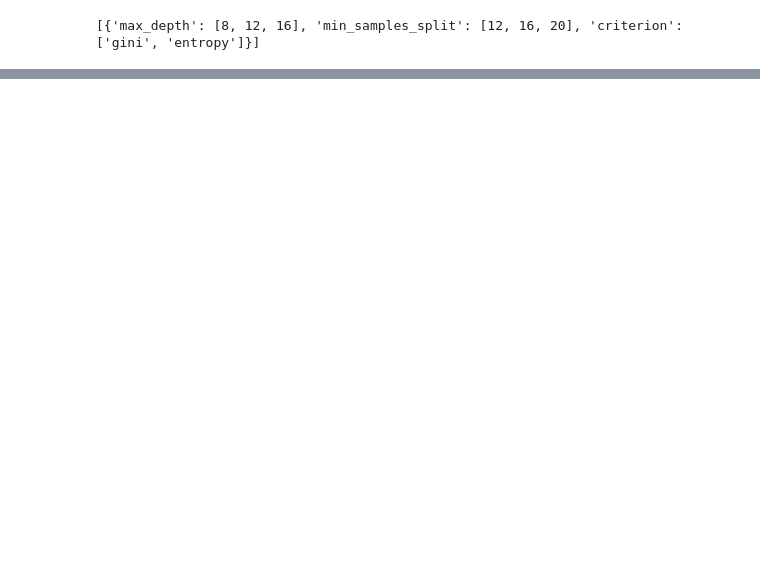
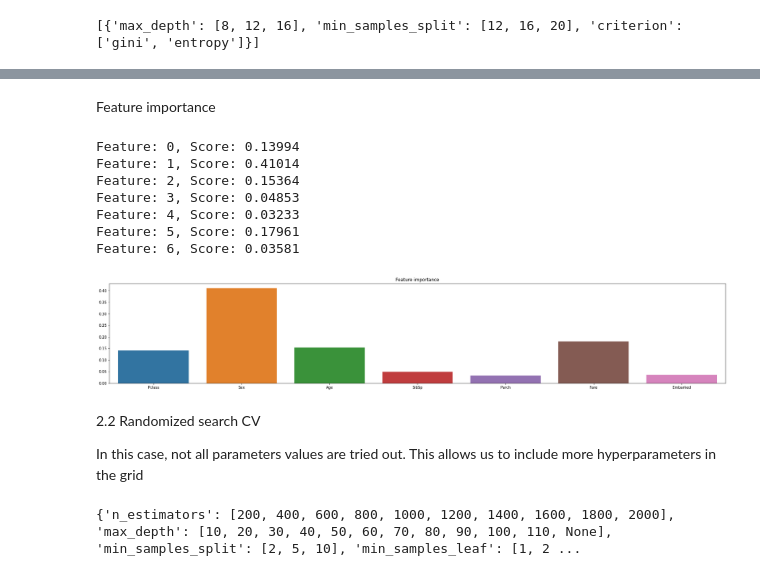
Before and after one commit to marfurt1/Random-Forest-Project_ana, a Jupyter notebook: src/explore.ipynb, the cells around one changed output, grey strips where cells are left out. Cells and saved outputs as stored; diff of their text form; code cells hidden in the pictures; blank space fills up the shorter version.

```diff
--- a/src/explore.ipynb
+++ b/src/explore.ipynb
@@ -160,7 +217,9 @@ print(param_grid)
 # %% [output]
 [{'max_depth': [8, 12, 16], 'min_samples_split': [12, 16, 20], 'criterion': ['gini', 'entropy']}]
 # %%
-rf=RandomForestClassifier()
-grid=GridSearchCV(estimator=rf,param_grid=param_grid,cv=10,n_jobs=-1,verbose=2)
+rfc2=RandomForestClassifier(random_state=1107)
+
+grid=GridSearchCV(estimator=rfc2,param_grid=param_grid, cv=5, n_jobs=-1,verbose=2)
+
 grid.fit(X_train,y_train)
 # %% [output]
@@ -230,0 +291,57 @@ weighted avg       0.84      0.84      0.84       223
+# %% [markdown]
+Feature importance
+# %%
+importance = model_cv.feature_importances_
+
+for i,v in enumerate(importance):
+	print('Feature: %0d, Score: %.5f' % (i,v))
+
+# graficamos la importancia de las variables
+
+plt.figure(figsize=(30,5))
+columns = X.columns
+sns.barplot(columns, importance)
+plt.title('Feature importance')
+plt.show()
+# %% [output]
+Feature: 0, Score: 0.13994
+Feature: 1, Score: 0.41014
+Feature: 2, Score: 0.15364
+Feature: 3, Score: 0.04853
+Feature: 4, Score: 0.03233
+Feature: 5, Score: 0.17961
+Feature: 6, Score: 0.03581
+[figure, added]
+# %% [markdown]
+2.2 Randomized search CV
+
+In this case, not all parameters values are tried out. This allows us to include more hyperparameters in the grid
+# %%
+# Number of trees in random forest
+n_estimators = [int(x) for x in np.linspace(start = 200, stop = 2000, num = 10)]
+# Number of features to consider at every split
+max_features = ['auto', 'sqrt']
+# Maximum number of levels in tree
+max_depth = [int(x) for x in np.linspace(10, 110, num = 11)]
+max_depth.append(None)
+# Minimum number of samples required to split a node
+min_samples_split = [2, 5, 10]
+# Minimum number of samples required at each leaf node
+min_samples_leaf = [1, 2, 4]
+# Method of selecting samples for training each tree
+bootstrap = [True, False]
+#Criterio
+criterion=['gini','entropy']
+
+# Create the random grid
+random_grid = {'n_estimators': n_estimators,
+#'max_features': max_features, # Son muy pocas variables por lo cual no vale la pena aplicarlo
+'max_depth': max_depth,
+'min_samples_split': min_samples_split,
+'min_samples_leaf': min_samples_leaf,
+'bootstrap': bootstrap,
+'criterion':criterion}
+
+print(random_grid)
+# %% [output]
+{'n_estimators': [200, 400, 600, 800, 1000, 1200, 1400, 1600, 1800, 2000], 'max_depth': [10, 20, 30, 40, 50, 60, 70, 80, 90, 100, 110, None], 'min_samples_split': [2, 5, 10], 'min_samples_leaf': [1, 2 ...
```
Also changed, not shown: parts of 53 cells of this notebook, 4 other files.
